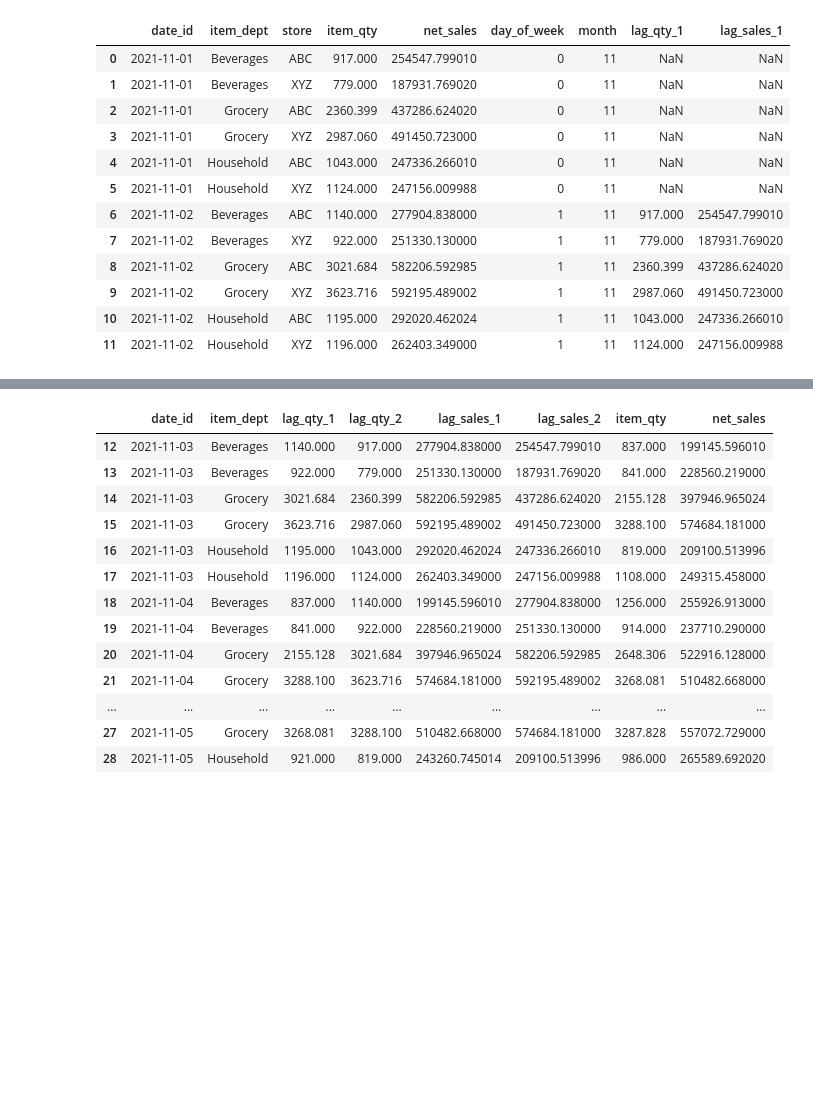
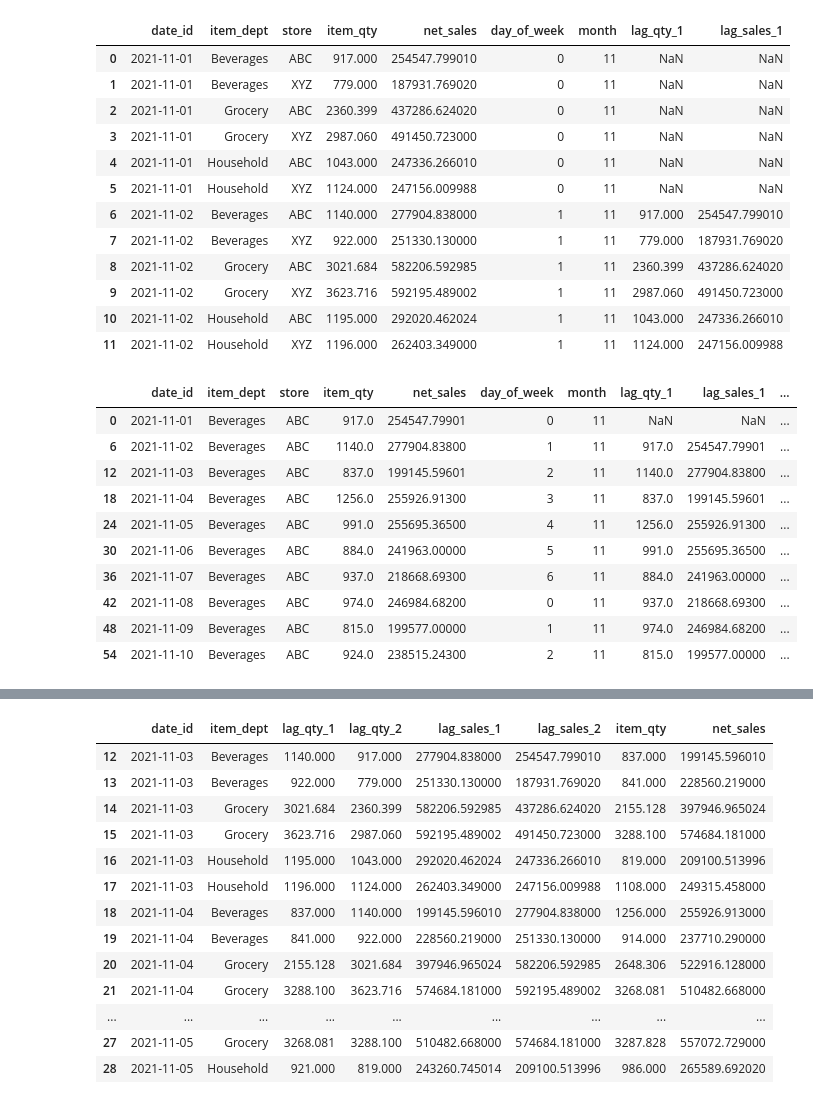
Before and after one commit to Vaseekaran-V/ML_CW, a Jupyter notebook: src/notebooks/modeling_train_test.ipynb, the cells around one changed output, grey strips where cells are left out. Saved outputs shown, nothing was run; the diff lists cells and outputs as text; code cells hidden in the pictures; blank space fills up the shorter version.

```diff
--- a/src/notebooks/modeling_train_test.ipynb
+++ b/src/notebooks/modeling_train_test.ipynb
@@ -134,3 +217,10 @@ full_df_gb.head(12)
 | 9 | 2021-11-02 | Grocery | XYZ | 3623.716 | 592195.489002 | 1 | 11 | 2987.060 | 491450.723000 |
 | 10 | 2021-11-02 | Household | ABC | 1195.000 | 292020.462024 | 1 | 11 | 1043.000 | 247336.266010 |
 | 11 | 2021-11-02 | Household | XYZ | 1196.000 | 262403.349000 | 1 | 11 | 1124.000 | 247156.009988 |
+# %%
+full_df_gb['expanding_min_qty'] = full_df_gb.groupby(['item_dept', 'store'])['lag_qty_1'].cummin()
+full_df_gb['expanding_max_qty'] = full_df_gb.groupby(['item_dept', 'store'])['lag_qty_1'].cummax()
+full_df_gb['expanding_prod'] = full_df_gb.groupby(['item_dept', 'store'])['lag_qty_1'].cumprod()
+# %%
+full_df_gb['cumsum_qty'] = full_df_gb.groupby(['item_dept', 'store'])['lag_qty_1'].cumsum()
+full_df_gb['cummean_qty'] = full_df_gb['cumsum_qty'] / full_df_gb.groupby(['store', 'item_dept'])['lag_qty_1'].cumcount()
@@ -137,3 +229,17 @@ full_df_gb.head(12)
+# %%
+full_df_gb[(full_df_gb['store'] == 'ABC') & (full_df_gb['item_dept'] == 'Beverages')].head(10)
+# %% [output]
+|  | date_id | item_dept | store | item_qty | net_sales | day_of_week | month | lag_qty_1 | lag_sales_1 | ... |
+| 0 | 2021-11-01 | Beverages | ABC | 917.0 | 254547.79901 | 0 | 11 | NaN | NaN | ... |
+| 6 | 2021-11-02 | Beverages | ABC | 1140.0 | 277904.83800 | 1 | 11 | 917.0 | 254547.79901 | ... |
+| 12 | 2021-11-03 | Beverages | ABC | 837.0 | 199145.59601 | 2 | 11 | 1140.0 | 277904.83800 | ... |
+| 18 | 2021-11-04 | Beverages | ABC | 1256.0 | 255926.91300 | 3 | 11 | 837.0 | 199145.59601 | ... |
+| 24 | 2021-11-05 | Beverages | ABC | 991.0 | 255695.36500 | 4 | 11 | 1256.0 | 255926.91300 | ... |
+| 30 | 2021-11-06 | Beverages | ABC | 884.0 | 241963.00000 | 5 | 11 | 991.0 | 255695.36500 | ... |
+| 36 | 2021-11-07 | Beverages | ABC | 937.0 | 218668.69300 | 6 | 11 | 884.0 | 241963.00000 | ... |
+| 42 | 2021-11-08 | Beverages | ABC | 974.0 | 246984.68200 | 0 | 11 | 937.0 | 218668.69300 | ... |
+| 48 | 2021-11-09 | Beverages | ABC | 815.0 | 199577.00000 | 1 | 11 | 974.0 | 246984.68200 | ... |
+| 54 | 2021-11-10 | Beverages | ABC | 924.0 | 238515.24300 | 2 | 11 | 815.0 | 199577.00000 | ... |
 # %%
 # Lag features
 full_df_gb['lag_qty_2'] = full_df_gb.groupby(['item_dept', 'store'])['item_qty'].shift(2)
```
Also changed, not shown: parts of 9 cells of this notebook, 2 other files.
